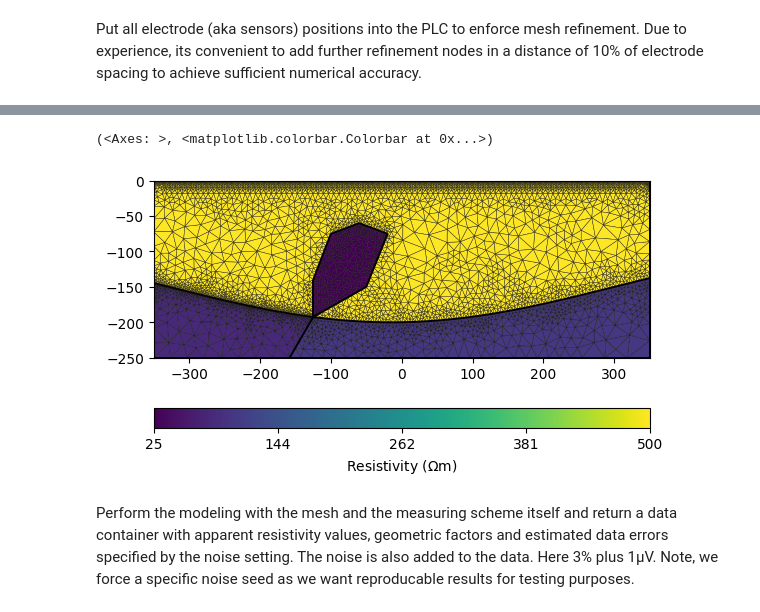
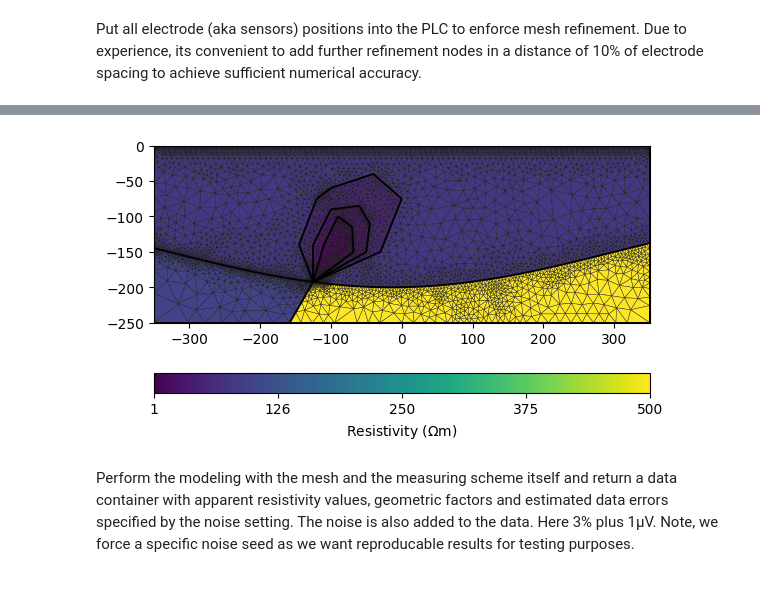
Before and after one commit to jcmefra/Aguas_Vichy, a Jupyter notebook: Modelling_complex.ipynb, the cells around one changed output, grey strips where cells are left out. Saved outputs shown, nothing was run; the diff lists cells and outputs as text; code cells hidden in the pictures.

```diff
--- a/Modelling_complex.ipynb
+++ b/Modelling_complex.ipynb
@@ -97,2 +92,5 @@ plume = mt.createPolygon(plume_verts, isClosed=True, addNodes=10, marker=4)
 # %% [markdown]
 Create outer plume
+# %%
+outer_plume_verts = np.array([[-125, y1], [-145, -140], [-120, -75], [-100, -60], [-40, -40], [0, -75], [-30, -150]])
+outer_plume = mt.createPolygon(outer_plume_verts, isClosed=True, addNodes=10, marker=4, markerPosition=[-140,-140])
@@ -99,2 +99,5 @@ Create outer plume
+# %%
+plume_verts = np.array([[-125, y1], [-125, -140], [-100, -90], [-60, -85], [-45, -110], [-50, -150]])
+plume = mt.createPolygon(plume_verts, isClosed=True, addNodes=10, marker=5, markerPosition=[-55,-150])
 # %% [markdown]
 Create inner plume
@@ -108,0 +104,5 @@ pg.show(geom)
+# %%
+inner_plume_verts = np.array([[-125, y1], [-110, -140], [-90, -100], [-70, -115], [-68, -150]])
+inner_plume = mt.createPolygon(inner_plume_verts, isClosed=True, addNodes=10, marker=6)
+# %%
+geom = world + floresta_fm + cretacic_rocks + plume + outer_plume + inner_plume
@@ -134,12 +141,12 @@ E = 25.    # Resistivity of middle plume
 F = 1.     # Resistivity of inner plume
 
 # Create a map to set resistivity values in the appropriate regions
-rhomap = [[0, A],
-          [1, B],
+rhomap = [[0, B],
           [2, C],
-          [3, D],
-          [4, E],
-          [5, F]]
+          [3, A],
+          [4, D],
+          [5, E],
+          [6, F]]
 
 # Take a look at the mesh and the resistivity distribution
 pg.show(mesh, data=rhomap, label=pg.unit('res'), showMesh=True)
@@ -149,5 +155,4 @@ pg.show(mesh, data=rhomap, label=pg.unit('res'), showMesh=True)
-(<Axes: >, <matplotlib.colorbar.Colorbar at 0x...>)
-[figure, old version]
+[figure, new version]
 # %% [markdown]
 Perform the modeling with the mesh and the measuring scheme itself
 and return a data container with apparent resistivity values,
```
Also changed, not shown: parts of 16 cells of this notebook, 3 other files.
